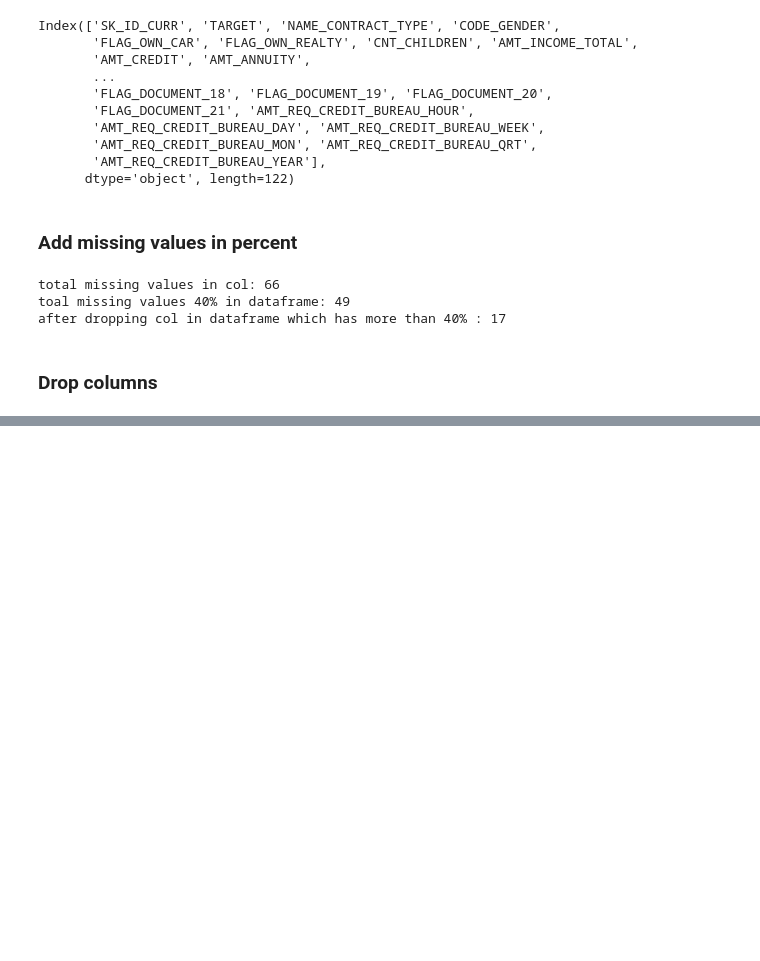
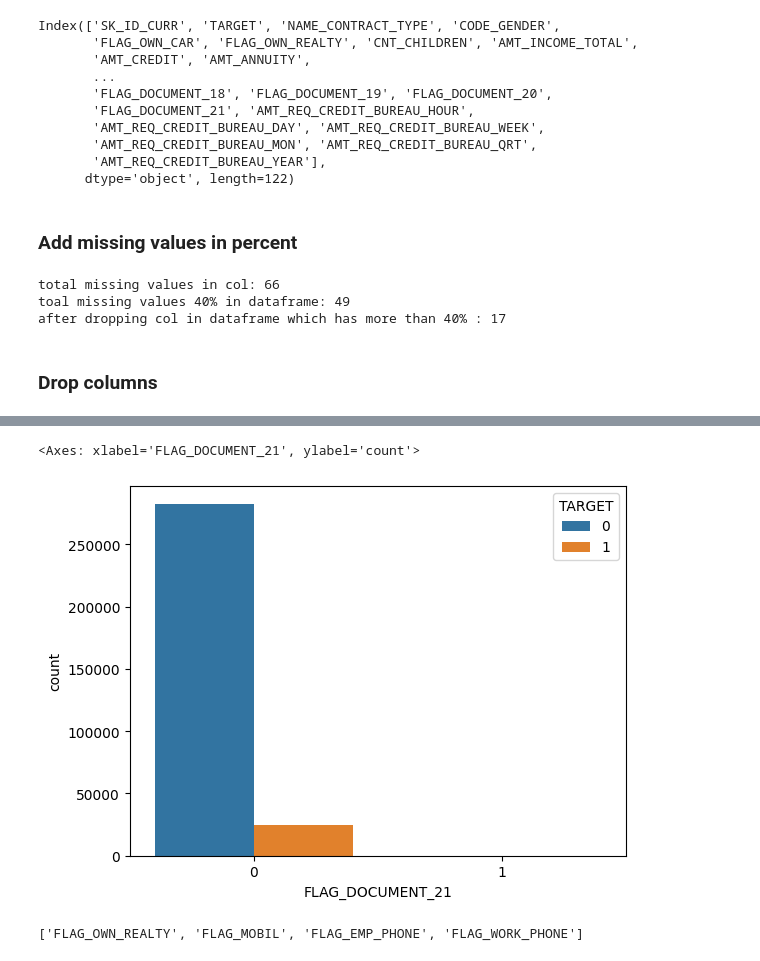
Before and after one commit to jin-raii/netflix-clone, a Jupyter notebook: notebook349a4453cc.ipynb, the cells around one changed output, grey strips where cells are left out. Cells and saved outputs as stored; diff of their text form; code cells hidden in the pictures; blank space fills up the shorter version.

```diff
--- a/notebook349a4453cc.ipynb
+++ b/notebook349a4453cc.ipynb
@@ -115,7 +115,7 @@ after dropping col in dataframe which has more than 40% : 17
 ### Drop columns
 # %%
 missing_col_lst = missing_col.loc[missing_col['missing_value_in_percent'] >= 40]['col_name'].to_list()
-df = df.drop(columns=missing_col_lst, axis=1)
+missing_col = df.drop(labels=missing_col_lst, axis=1)
 # %%
 df.shape
 # %% [output]
@@ -126,0 +222,9 @@ missing_col.shape
+# %%
+sns.countplot(data=missing_col, x='FLAG_DOCUMENT_21', hue='TARGET')
+# %% [output]
+<Axes: xlabel='FLAG_DOCUMENT_21', ylabel='count'>
+[figure, added]
+# %%
+flag_col[1:5]
+# %% [output]
+['FLAG_OWN_REALTY', 'FLAG_MOBIL', 'FLAG_EMP_PHONE', 'FLAG_WORK_PHONE']
```
Also changed, not shown: parts of 7 cells of this notebook.
